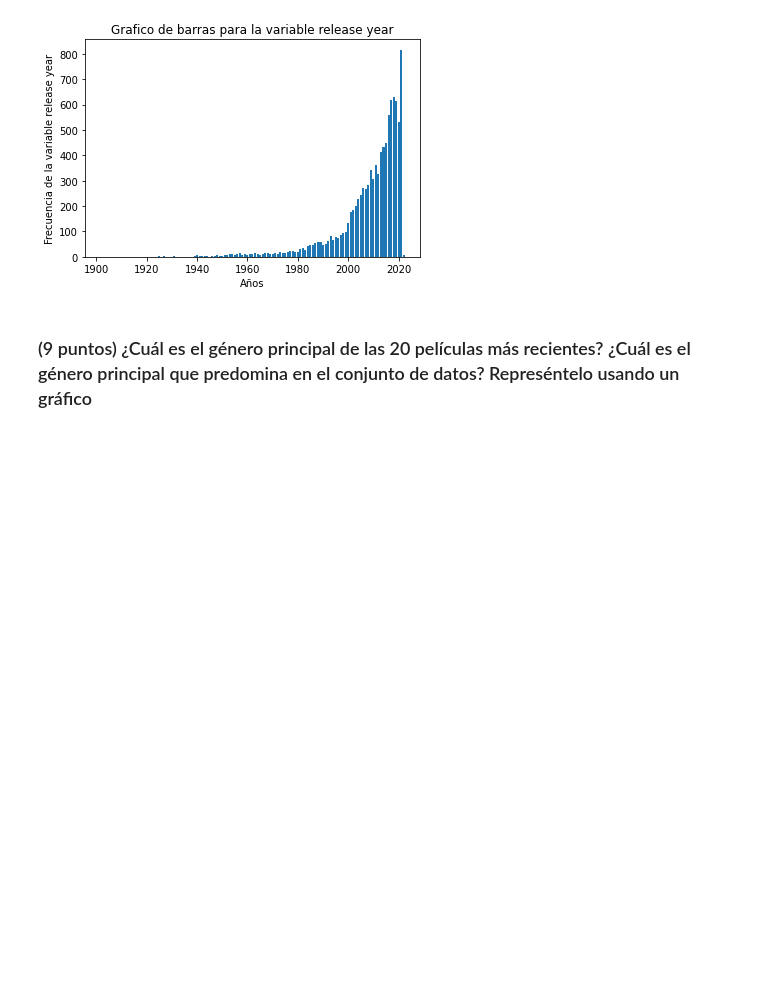
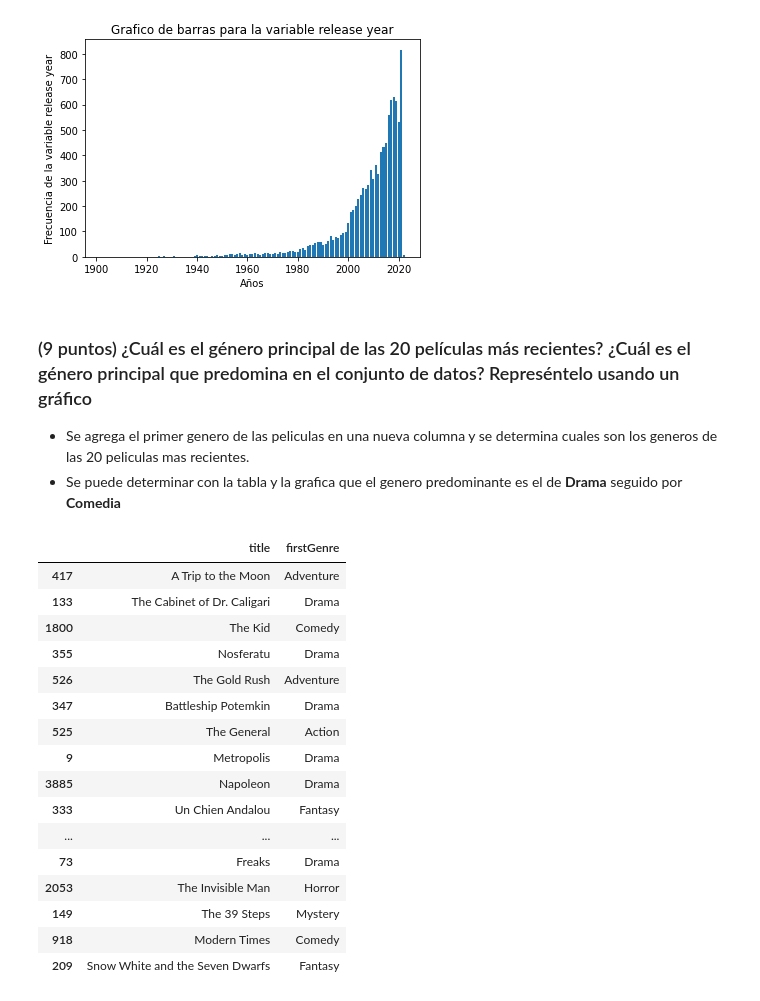
Before and after one commit to raulangelj/HT1_ANALISIS_EXPLORATORIO, a Jupyter notebook: HT1_ANALISIS_EXPLORATORIO.ipynb, the cells around one changed output. Saved outputs shown, nothing was run; the diff lists cells and outputs as text; code cells hidden in the pictures; blank space fills up the shorter version.

```diff
--- a/HT1_ANALISIS_EXPLORATORIO.ipynb
+++ b/HT1_ANALISIS_EXPLORATORIO.ipynb
@@ -440,5 +451,29 @@ plt.show()
 [figure]
 # %% [markdown]
 ### (9 puntos) ¿Cuál es el género principal de las 20 películas más recientes? ¿Cuál es el género principal que predomina en el conjunto de datos? Represéntelo usando un gráfico
+
+- Se agrega el primer genero de las peliculas en una nueva columna y se determina cuales son los generos de las 20 peliculas mas recientes.
+- Se puede determinar con la tabla y la grafica que el genero predominante es el de **Drama** seguido por **Comedia**
 # %%
 movies['firstGenre'] = movies['genres'].str.split('|', n=-1).str[0]
+# %%
+top20 = movies.sort_values('releaseDate', ascending=True)[['title', 'firstGenre']].head(20)
+top20
+# %% [output]
+|  | title | firstGenre |
+| 417 | A Trip to the Moon | Adventure |
+| 133 | The Cabinet of Dr. Caligari | Drama |
+| 1800 | The Kid | Comedy |
+| 355 | Nosferatu | Drama |
+| 526 | The Gold Rush | Adventure |
+| 347 | Battleship Potemkin | Drama |
+| 525 | The General | Action |
+| 9 | Metropolis | Drama |
+| 3885 | Napoleon | Drama |
+| 333 | Un Chien Andalou | Fantasy |
+| ... | ... | ... |
+| 73 | Freaks | Drama |
+| 2053 | The Invisible Man | Horror |
+| 149 | The 39 Steps | Mystery |
+| 918 | Modern Times | Comedy |
+| 209 | Snow White and the Seven Dwarfs | Fantasy |
```
Also changed, not shown: parts of 7 cells of this notebook.
